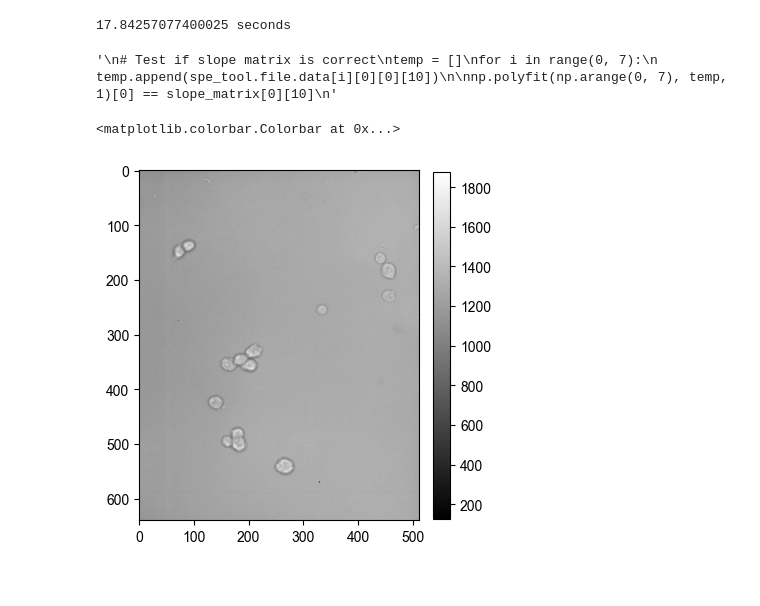
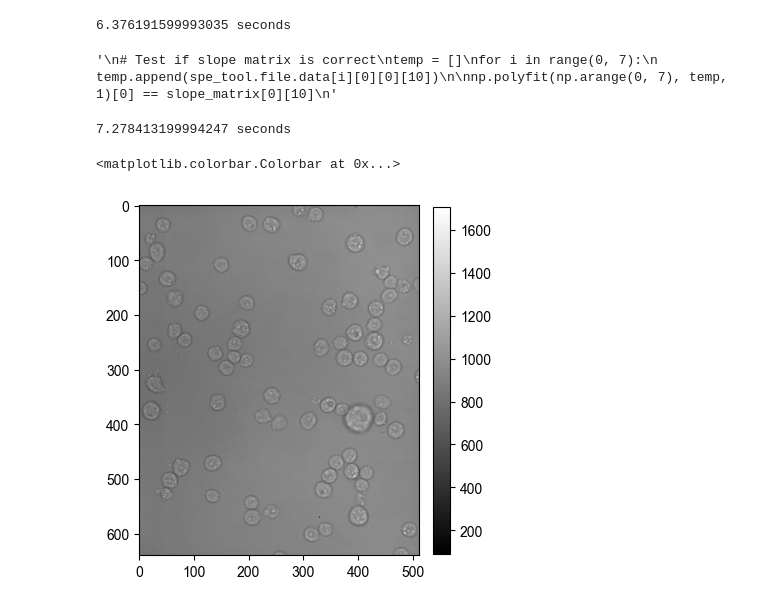
Before and after one commit to jsw99/photonic-nanomaterials-lab, a Jupyter notebook: Cell-Segmentation/segmentation_test.ipynb, the cells around one changed output. Cells and saved outputs as stored; diff of their text form; code cells hidden in the pictures.

```diff
--- a/Cell-Segmentation/segmentation_test.ipynb
+++ b/Cell-Segmentation/segmentation_test.ipynb
@@ -11,5 +21,5 @@ import time
 # %%
-spe_tool = spe.load()
+spe_tools = spe.load()
 # %% [output]
 XML Footer was not loaded prior to calling _get_wavelength or
 XML Footer does not contain Wavelength Mapping information
@@ -49,18 +93,18 @@ for i in range(0, 7):
 # %%
-temp = []
-for i in range(0, 7):
-    temp.append(spe_tool.file.data[i][0][0][10])
+temp_b = []
+for i in range(0, frame_count_b):
+    temp_b.append(spe_tools[0].file.data[i][0][0][10])
 
-coef = np.polyfit(np.arange(0, 7), temp, 1)
+coef = np.polyfit(np.arange(0, frame_count_b), temp_b, 1)
 ploy1d_f = np.poly1d(coef)
 
 fig = plt.figure(figsize=(7, 7/1.618))
 ax = fig.add_axes([0.3, 0.3, 0.7, 0.7])
 
-ax.plot(np.arange(0, 7), temp, 'ro')
-ax.plot(np.arange(0, 7), ploy1d_f(np.arange(0, 7)), 'b--')
+ax.plot(np.arange(0, frame_count_b), temp_b, 'ro')
+ax.plot(np.arange(0, frame_count_b), ploy1d_f(np.arange(0, frame_count_b)), 'b--')
 
 ax.set_xlabel('Frame')
 ax.set_ylabel('Accumulated intensity')
-ax.set_title('Accumulated intensity at a sinlge pixel')
+ax.set_title('Accumulated intensity at a sinlge pixel, brightfield')
 # %% [output]
@@ -68,0 +113,17 @@ Text(0.5, 1.0, 'Accumulated intensity at a sinlge pixel')
+# %%
+temp_f = []
+for i in range(0, frame_count_f):
+    temp_f.append(spe_tools[1].file.data[i][0][0][10])
+
+coef = np.polyfit(np.arange(0, frame_count_f), temp_f, 1)
+ploy1d_f = np.poly1d(coef)
+
+fig = plt.figure(figsize=(7, 7/1.618))
+ax = fig.add_axes([0.3, 0.3, 0.7, 0.7])
+
+ax.plot(np.arange(0, frame_count_f), temp_f, 'go')
+ax.plot(np.arange(0, frame_count_f), ploy1d_f(np.arange(0, frame_count_f)), '--b')
+
+ax.set_xlabel('Frame')
+ax.set_ylabel('Accumulated intensity')
+ax.set_title('Accumulated intensity at a sinlge pixel, fluorescence')
@@ -69,17 +133,17 @@ Text(0.5, 1.0, 'Accumulated intensity at a sinlge pixel')
 # %%
 # Fit intensity at different pixles in 7 different time frames,
 # Get slope, (y = mx + b)'s m
-x = np.arange(0, 7)
-slope_matrix = np.zeros((640, 512))
+x = np.arange(0, frame_count_b)
+slope_matrix_b = np.zeros((640, 512))
 
 t0 = time.perf_counter()
 for i in range(0, 512):
     for j in range(0, 640):
         intensity_frame = []
-        for k in range(0, 7):
-            intensity_frame.append(spe_tool.file.data[k][0][j][i])
+        for k in range(0, frame_count_b):
+            intensity_frame.append(spe_tools[0].file.data[k][0][j][i])
         coef = np.polyfit(x, intensity_frame, 1)
-        slope_matrix[j][i] = coef[0]
+        slope_matrix_b[j][i] = coef[0]
 
 t1 = time.perf_counter()
 print(t1-t0, 'seconds')
@@ -93,15 +157,32 @@ for i in range(0, 7):
 np.polyfit(np.arange(0, 7), temp, 1)[0] == slope_matrix[0][10]
 '''
 # %% [output]
-17.84257077400025 seconds
+6.376191599993035 seconds
 '\n# Test if slope matrix is correct\ntemp = []\nfor i in range(0, 7):\n    temp.append(spe_tool.file.data[i][0][0][10])\n\nnp.polyfit(np.arange(0, 7), temp, 1)[0] == slope_matrix[0][10]\n'
+# %%
+x = np.arange(0, frame_count_f)
+slope_matrix_f = np.zeros((640, 512))
+
+t0 = time.perf_counter()
+for i in range(0, 512):
+    for j in range(0, 640):
+        intensity_frame = []
+        for k in range(0, frame_count_f):
+            intensity_frame.append(spe_tools[1].file.data[k][0][j][i])
+        coef = np.polyfit(x, intensity_frame, 1)
+        slope_matrix_f[j][i] = coef[0]
+
+t1 = time.perf_counter()
+print(t1-t0, 'seconds')
+# %% [output]
+7.278413199994247 seconds
 # %%
 fig = plt.figure(figsize=(5, 5))
 ax = fig.add_axes([0.2, 0.2, 0.7, 0.7])
 
-mappable = ax.imshow(slope_matrix, cmap='gray')
+mappable = ax.imshow(slope_matrix_b, cmap='gray')
 
 fig.colorbar(mappable, fraction=0.0495, pad=0.04) #set the colorbar size match to the contour size
 # %% [output]
 <matplotlib.colorbar.Colorbar at 0x...>
-[figure, old version]
+[figure, new version]
```
Also changed, not shown: parts of 29 cells of this notebook, 34 other files.
